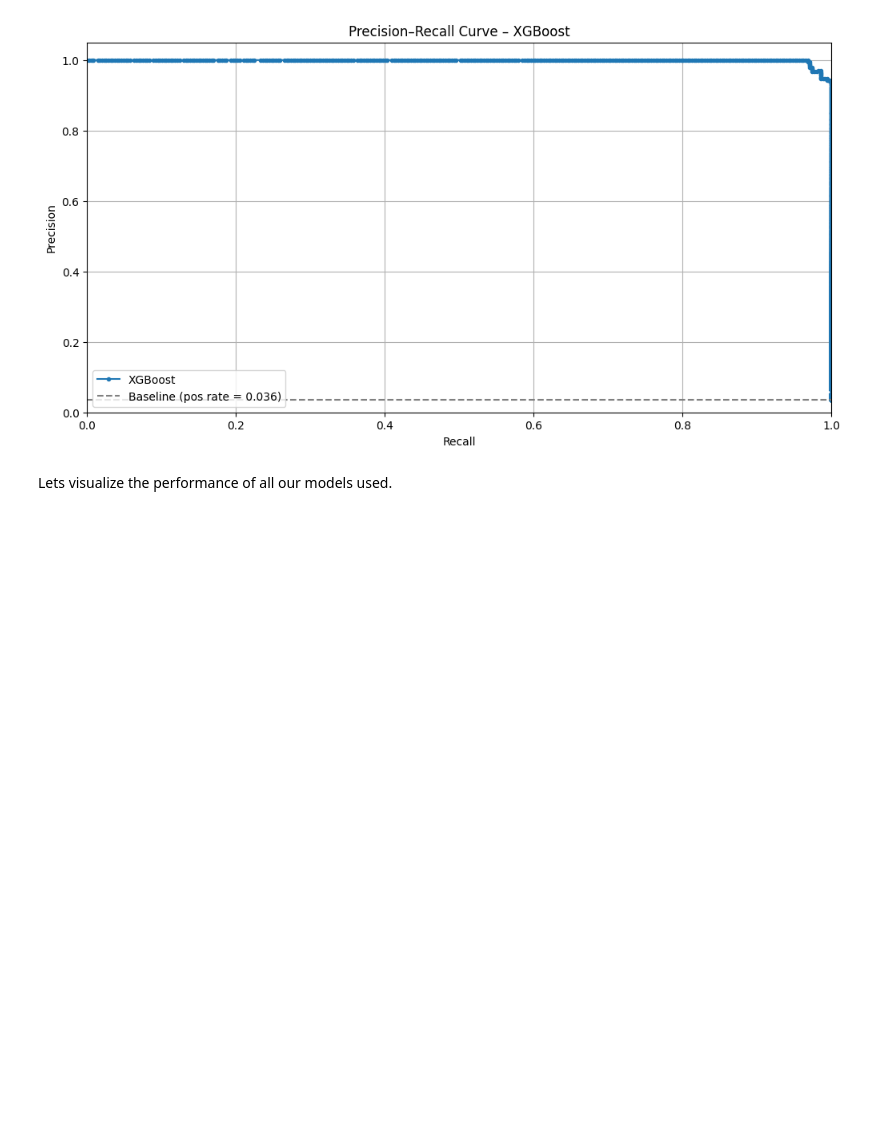
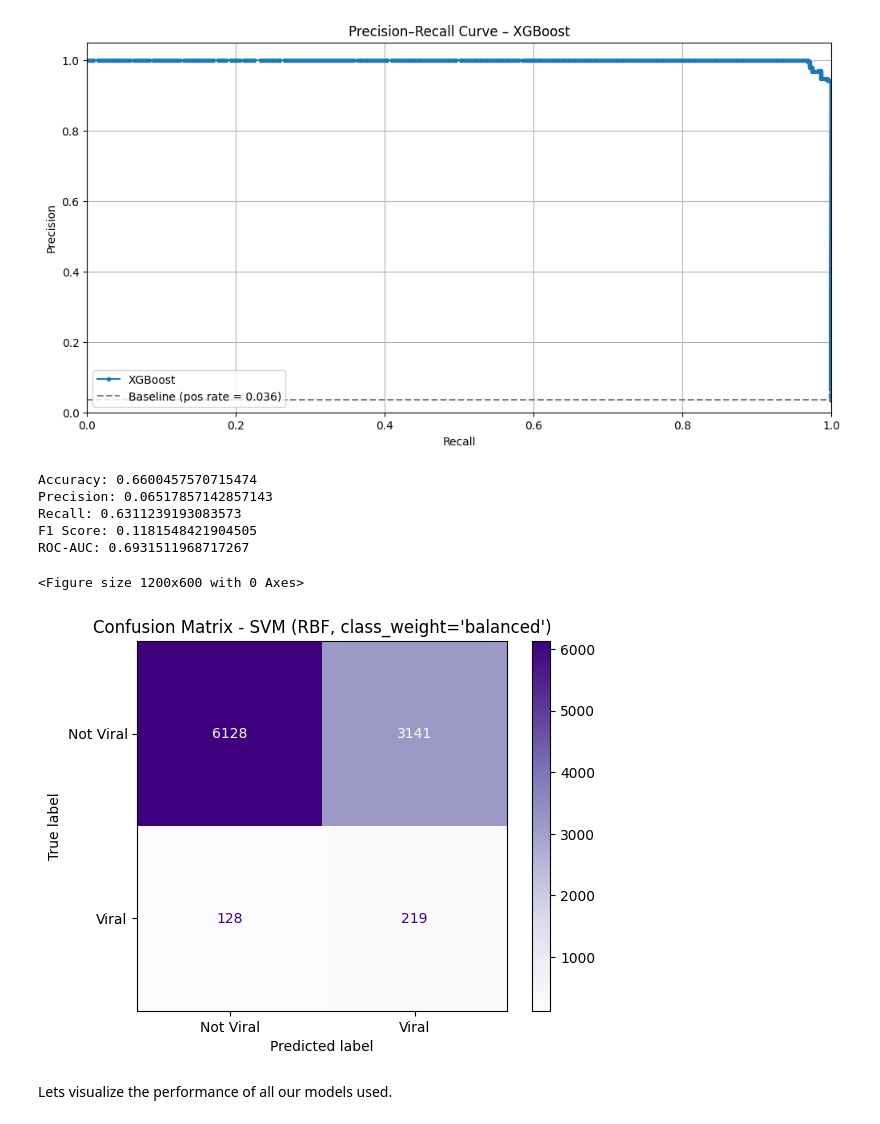
Before and after one commit to theoverthere/CS577-SEMESTER_PROJECT-VIRALITY_ANALYSIS, a Jupyter notebook: yt-tt-trend-analysis.ipynb, the cells around one changed output. Saved outputs shown, nothing was run; the diff lists cells and outputs as text; code cells hidden in the pictures; blank space fills up the shorter version.

Commit message:
Added confusion matrix for SVM:

```diff
--- a/yt-tt-trend-analysis.ipynb
+++ b/yt-tt-trend-analysis.ipynb
@@ -1331,6 +1313,62 @@ plt.show()
 XGBoost CV F1 scores: [0.98850575 0.98398836 0.97226277 0.98129496 0.97971014]
 XGBoost CV mean F1: 0.9811523969945546
 [figure]
+# %%
+#svm
+svm_model = SVC(kernel='rbf', probability=True, class_weight='balanced', random_state=42)
+svm_model.fit(X_train, Y_train)
+
+Y_pred_svm = svm_model.predict(X_test)
+Y_prob_svm = svm_model.predict_proba(X_test)[:, 1]
+
+print("Accuracy:", accuracy_score(Y_test, Y_pred_svm))
+print("Precision:", precision_score(Y_test, Y_pred_svm))
+print("Recall:", recall_score(Y_test, Y_pred_svm))
+print("F1 Score:", f1_score(Y_test, Y_pred_svm))
+print("ROC-AUC:", roc_auc_score(Y_test, Y_prob_svm))
+# %% [output]
+Accuracy: 0.6600457570715474
+Precision: 0.06517857142857143
+Recall: 0.6311239193083573
+F1 Score: 0.1181548421904505
+ROC-AUC: 0.6931511968717267
+# %%
+# Confusion Matrix - SVM
+cm_svm = confusion_matrix(Y_test, Y_pred_svm)
+disp_svm = ConfusionMatrixDisplay(confusion_matrix=cm_svm,
+                                  display_labels=["Not Viral", "Viral"])
+
+plt.figure(figsize=(12, 6))
+disp_svm.plot(cmap="Purples", values_format='d')
+plt.title("Confusion Matrix - SVM (RBF, class_weight='balanced')")
+plt.show()
+
+# Cross-validation check (F1)
+cv_scores_svm = cross_val_score(svm_model, X, Y, cv=5, scoring='f1')
+print("SVM CV F1 scores:", cv_scores_svm)
+print("SVM CV mean F1:", cv_scores_svm.mean())
+
+# Precision–Recall curve
+precision_svm, recall_svm, thresh_svm = precision_recall_curve(Y_test, Y_prob_svm)
+
+plt.figure(figsize=(12, 6))
+plt.plot(recall_svm, precision_svm, marker='.', label='SVM (RBF)')
+
+pos_rate = Y_test.mean()
+plt.hlines(pos_rate, 0, 1, colors='gray', linestyles='--',
+           label=f'Baseline (pos rate = {pos_rate:.3f})')
+
+plt.xlabel('Recall')
+plt.ylabel('Precision')
+plt.title('Precision–Recall Curve – SVM (RBF)')
+plt.xlim([0.0, 1.0])
+plt.ylim([0.0, 1.05])
+plt.grid(True)
+plt.legend()
+plt.show()
+# %% [output]
+<Figure size 1200x600 with 0 Axes>
+[figure, added]
 # %% [markdown]
 Lets visualize the performance of all our models used.
 # %%
```
Also changed, not shown: parts of 3 cells of this notebook.
